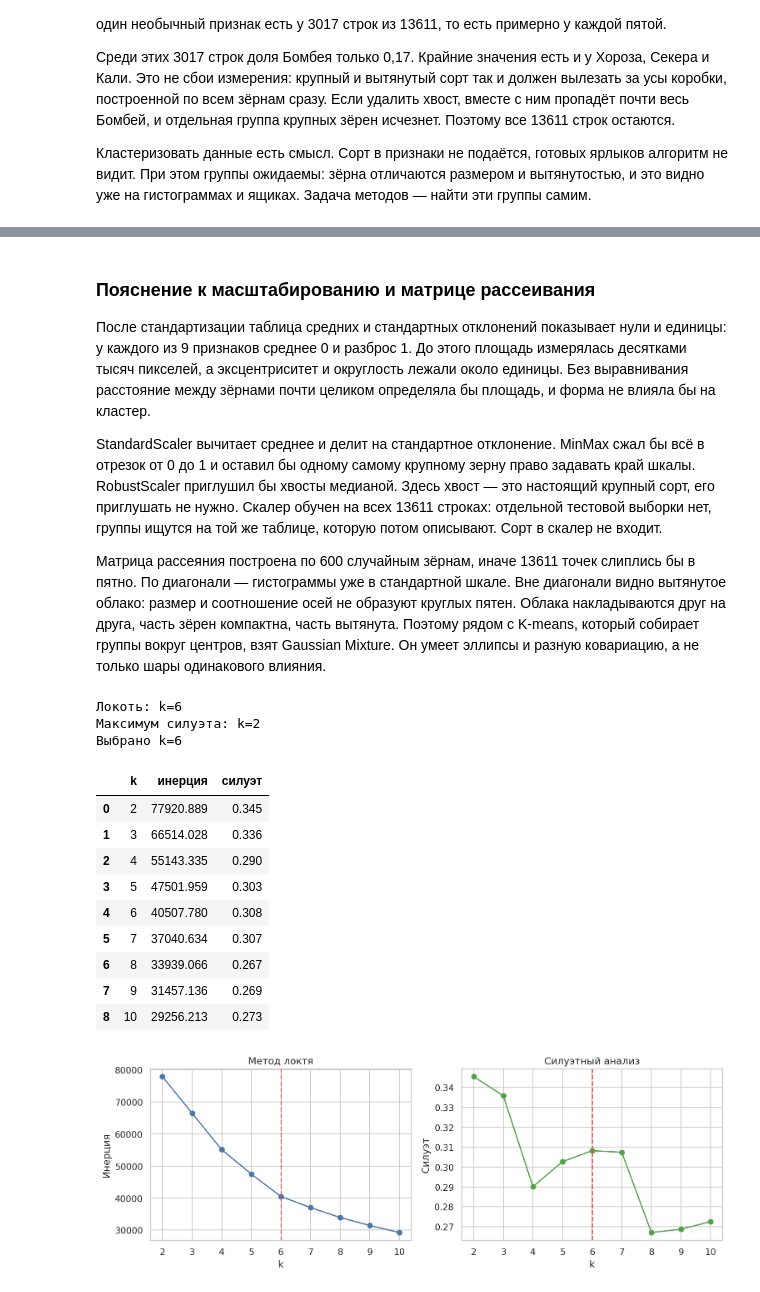
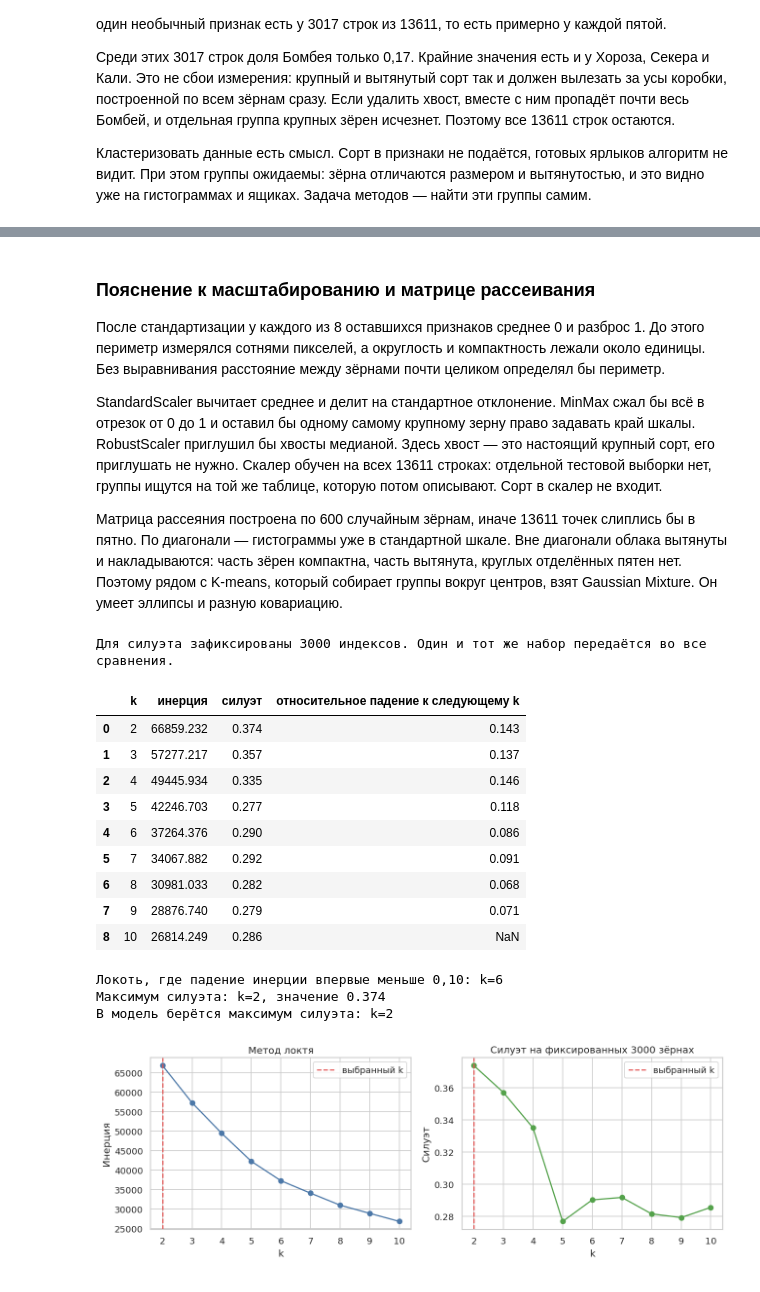
Before and after one commit to AHTOH-CODER/ML_LAB_3, a Jupyter notebook: lab_3.ipynb, the cells around one changed output, grey strips where cells are left out. Drawn from its saved outputs; the diff is of its cells as text; code cells hidden in the pictures.

```diff
--- a/lab_3.ipynb
+++ b/lab_3.ipynb
@@ -365,69 +540,88 @@ plt.show()
 # %% [markdown]
 ### Пояснение к масштабированию и матрице рассеивания
 
-После стандартизации таблица средних и стандартных отклонений показывает нули и единицы: у каждого из 9 признаков среднее 0 и разброс 1. До этого площадь измерялась десятками тысяч пикселей, а эксцентриситет и округлость лежали около единицы. Без выравнивания расстояние между зёрнами почти целиком определяла бы площадь, и форма не влияла бы на кластер.
+После стандартизации у каждого из 8 оставшихся признаков среднее 0 и разброс 1. До этого периметр измерялся сотнями пикселей, а округлость и компактность лежали около единицы. Без выравнивания расстояние между зёрнами почти целиком определял бы периметр.
 
 StandardScaler вычитает среднее и делит на стандартное отклонение. MinMax сжал бы всё в отрезок от 0 до 1 и оставил бы одному самому крупному зерну право задавать край шкалы. RobustScaler приглушил бы хвосты медианой. Здесь хвост — это настоящий крупный сорт, его приглушать не нужно. Скалер обучен на всех 13611 строках: отдельной тестовой выборки нет, группы ищутся на той же таблице, которую потом описывают. Сорт в скалер не входит.
 
-Матрица рассеяния построена по 600 случайным зёрнам, иначе 13611 точек слиплись бы в пятно. По диагонали — гистограммы уже в стандартной шкале. Вне диагонали видно вытянутое облако: размер и соотношение осей не образуют круглых пятен. Облака накладываются друг на друга, часть зёрен компактна, часть вытянута. Поэтому рядом с K-means, который собирает группы вокруг центров, взят Gaussian Mixture. Он умеет эллипсы и разную ковариацию, а не только шары одинакового влияния.
+Матрица рассеяния построена по 600 случайным зёрнам, иначе 13611 точек слиплись бы в пятно. По диагонали — гистограммы уже в стандартной шкале. Вне диагонали облака вытянуты и накладываются: часть зёрен компактна, часть вытянута, круглых отделённых пятен нет. Поэтому рядом с K-means, который собирает группы вокруг центров, взят Gaussian Mixture. Он умеет эллипсы и разную ковариацию.
 # %%
+rng_silhouette = np.random.default_rng(RANDOM_STATE)
+SILHOUETTE_INDEX = np.sort(rng_silhouette.choice(len(x_scaled), size=3000, replace=False))
+pd.Series(SILHOUETTE_INDEX, name="index").to_csv(
+    OUTPUT_DIR / "silhouette_index.csv", index=False, encoding="utf-8-sig"
+)
+print(f"Для силуэта зафиксированы {len(SILHOUETTE_INDEX)} индексов. Один и тот же набор передаётся во все сравнения.")
+
+
+def fixed_silhouette(points, labels):
+    points = np.asarray(points)
+    labels = np.asarray(labels)
+    return float(silhouette_score(points[SILHOUETTE_INDEX], labels[SILHOUETTE_INDEX]))
+
+
 ks = list(range(2, 11))
 inertias = []
 silhouettes = []
 for k in ks:
     model = KMeans(n_clusters=k, n_init=10, random_state=RANDOM_STATE)
     labels = model.fit_predict(x_scaled)
     inertias.append(float(model.inertia_))
-    silhouettes.append(float(silhouette_score(x_scaled, labels, sample_size=3000, random_state=RANDOM_STATE)))
+    silhouettes.append(fixed_silhouette(x_scaled, labels))
 
 drops = [(inertias[i] - inertias[i + 1]) / inertias[i] for i in range(len(inertias) - 1)]
 elbow_k = ks[-1]
 for k, drop in zip(ks[:-1], drops):
     if drop < 0.10:
         elbow_k = k
         break
 silhouette_k = ks[int(np.argmax(silhouettes))]
-if silhouettes[ks.index(silhouette_k)] - silhouettes[ks.index(elbow_k)] < 0.05:
-    best_k = elbow_k
-else:
-    best_k = silhouette_k
+best_k = silhouette_k
 
-k_table = pd.DataFrame({"k": ks, "инерция": inertias, "силуэт": silhouettes})
+k_table = pd.DataFrame({
+    "k": ks,
+    "инерция": inertias,
+    "силуэт": silhouettes,
+    "относительное падение к следующему k": drops + [np.nan],
+})
 k_table.to_csv(OUTPUT_DIR / "k_selection.csv", index=False, encoding="utf-8-sig")
 display(k_table.round(3))
-print(f"Локоть: k={elbow_k}")
-print(f"Максимум силуэта: k={silhouette_k}")
-print(f"Выбрано k={best_k}")
+print(f"Локоть, где падение инерции впервые меньше 0,10: k={elbow_k}")
+print(f"Максимум силуэта: k={silhouette_k}, значение {max(silhouettes):.3f}")
+print(f"В модель берётся максимум силуэта: k={best_k}")
 
 fig, axes = plt.subplots(1, 2, figsize=(11, 4))
 axes[0].plot(ks, inertias, marker="o", color="#4C78A8")
-axes[0].axvline(best_k, color="#E45756", linestyle="--")
+axes[0].axvline(best_k, color="#E45756", linestyle="--", label="выбранный k")
 axes[0].set_xlabel("k")
 axes[0].set_ylabel("Инерция")
 axes[0].set_title("Метод локтя")
+axes[0].legend()
 axes[1].plot(ks, silhouettes, marker="o", color="#54A24B")
-axes[1].axvline(best_k, color="#E45756", linestyle="--")
+axes[1].axvline(best_k, color="#E45756", linestyle="--", label="выбранный k")
 axes[1].set_xlabel("k")
 axes[1].set_ylabel("Силуэт")
-axes[1].set_title("Силуэтный анализ")
+axes[1].set_title("Силуэт на фиксированных 3000 зёрнах")
+axes[1].legend()
 fig.tight_layout()
 fig.savefig(OUTPUT_DIR / "06_k_selection.png", bbox_inches="tight")
 plt.show()
 # %% [output]
-Локоть: k=6
-Максимум силуэта: k=2
-Выбрано k=6
+Для силуэта зафиксированы 3000 индексов. Один и тот же набор передаётся во все сравнения.
-|  | k | инерция | силуэт |
-| 0 | 2 | 77920.889 | 0.345 |
-| 1 | 3 | 66514.028 | 0.336 |
-| 2 | 4 | 55143.335 | 0.290 |
-| 3 | 5 | 47501.959 | 0.303 |
-| 4 | 6 | 40507.780 | 0.308 |
-| 5 | 7 | 37040.634 | 0.307 |
-| 6 | 8 | 33939.066 | 0.267 |
-| 7 | 9 | 31457.136 | 0.269 |
-| 8 | 10 | 29256.213 | 0.273 |
+|  | k | инерция | силуэт | относительное падение к следующему k |
+| 0 | 2 | 66859.232 | 0.374 | 0.143 |
+| 1 | 3 | 57277.217 | 0.357 | 0.137 |
+| 2 | 4 | 49445.934 | 0.335 | 0.146 |
+| 3 | 5 | 42246.703 | 0.277 | 0.118 |
+| 4 | 6 | 37264.376 | 0.290 | 0.086 |
+| 5 | 7 | 34067.882 | 0.292 | 0.091 |
+| 6 | 8 | 30981.033 | 0.282 | 0.068 |
+| 7 | 9 | 28876.740 | 0.279 | 0.071 |
+| 8 | 10 | 26814.249 | 0.286 | NaN |
+Локоть, где падение инерции впервые меньше 0,10: k=6
+Максимум силуэта: k=2, значение 0.374
+В модель берётся максимум силуэта: k=2
-[figure, old version]
+[figure, new version]
 # %% [markdown]
 ### Пояснение к выбору числа кластеров
 
```
Also changed, not shown: parts of 19 cells of this notebook, 24 other files.
